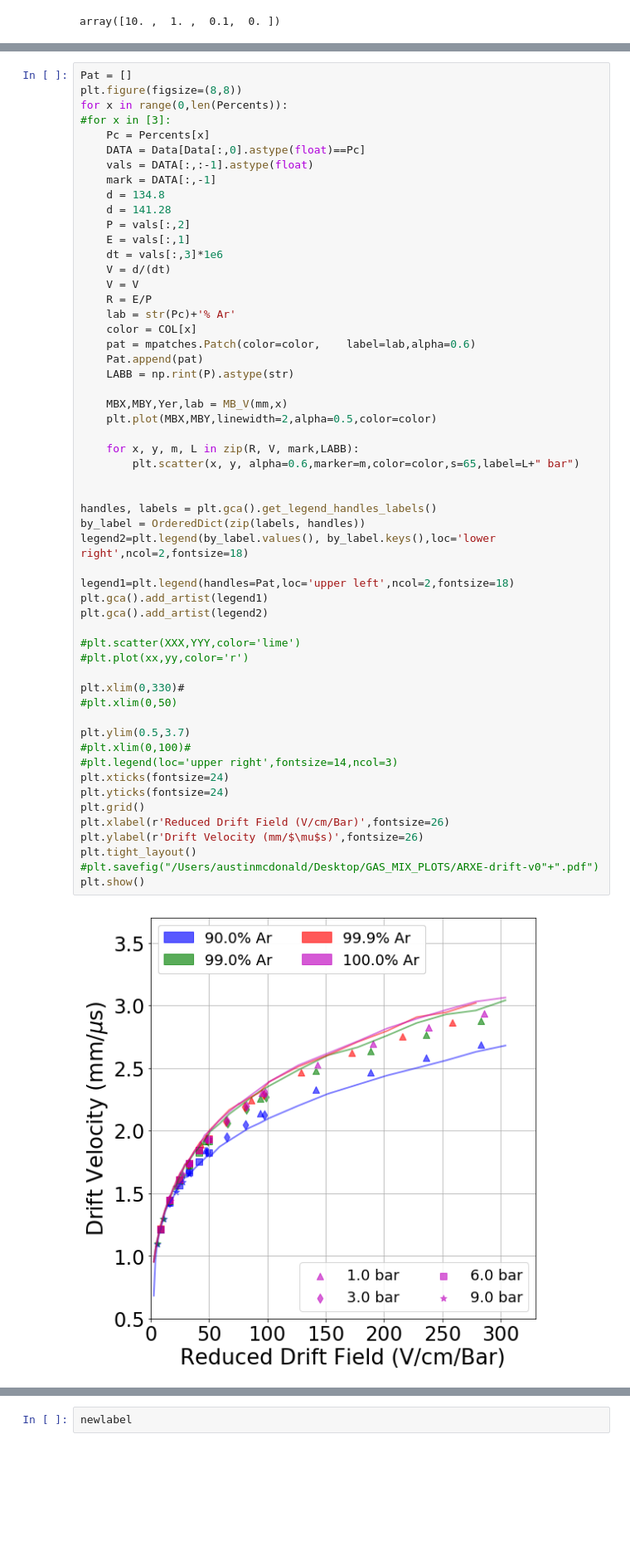
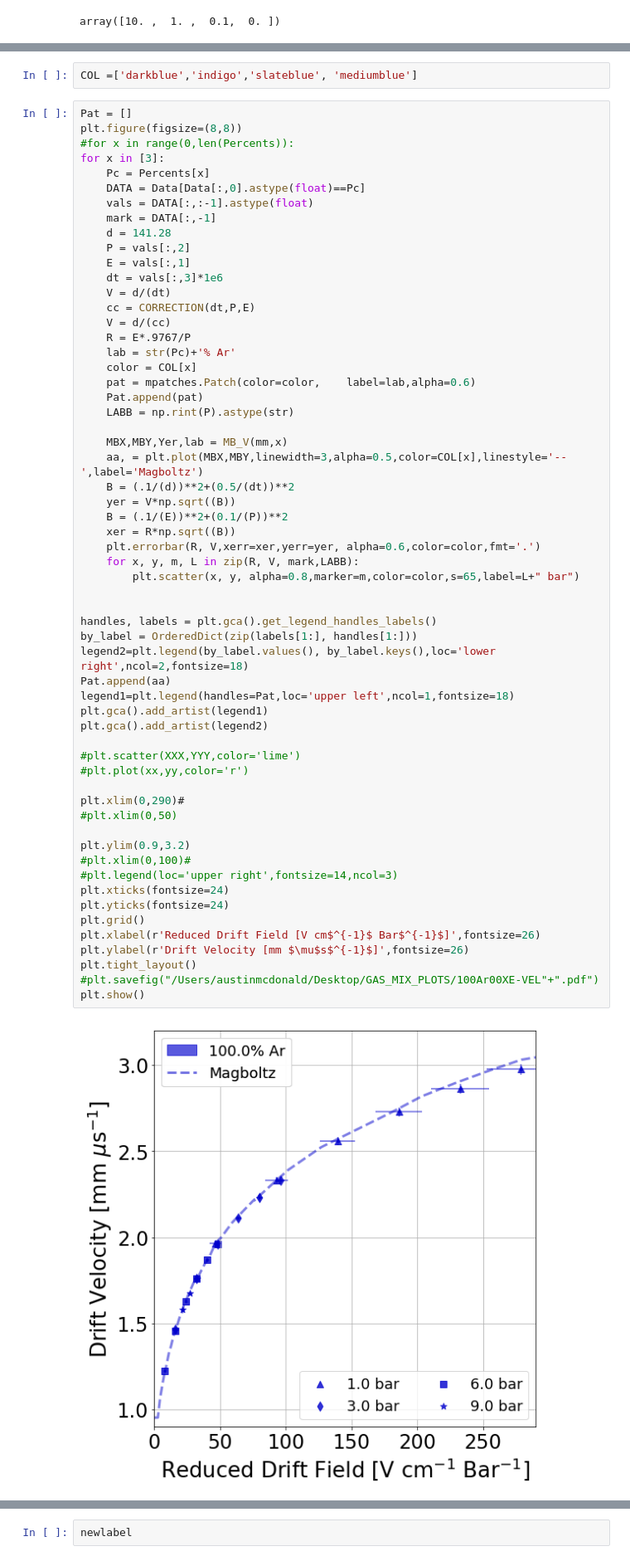
Before and after one commit to AustinMcDonald/Python, a Jupyter notebook: Electron-XeAr/XeAr-V100-analysis.ipynb, the cells around one changed output, grey strips where cells are left out. Shown at 83% size. Drawn from its saved outputs; the diff is of its cells as text; blank space fills up the shorter version.

```diff
--- a/Electron-XeAr/XeAr-V100-analysis.ipynb
+++ b/Electron-XeAr/XeAr-V100-analysis.ipynb
@@ -70,57 +173,63 @@ def MB_V(data,x):
+# %%
+COL =['darkblue','indigo','slateblue', 'mediumblue']
 # %%
 Pat = []
 plt.figure(figsize=(8,8))
-for x in range(0,len(Percents)):
-#for x in [3]:
+#for x in range(0,len(Percents)):
+for x in [3]:
     Pc = Percents[x]
     DATA = Data[Data[:,0].astype(float)==Pc]
     vals = DATA[:,:-1].astype(float)
     mark = DATA[:,-1]
-    d = 134.8
     d = 141.28
     P = vals[:,2]
     E = vals[:,1]
     dt = vals[:,3]*1e6
     V = d/(dt)
-    V = V
-    R = E/P
+    cc = CORRECTION(dt,P,E)
+    V = d/(cc)
+    R = E*.9767/P
     lab = str(Pc)+'% Ar'
     color = COL[x]
     pat = mpatches.Patch(color=color,    label=lab,alpha=0.6)
     Pat.append(pat)
     LABB = np.rint(P).astype(str)
 
     MBX,MBY,Yer,lab = MB_V(mm,x)
-    plt.plot(MBX,MBY,linewidth=2,alpha=0.5,color=color)
-
+    aa, = plt.plot(MBX,MBY,linewidth=3,alpha=0.5,color=COL[x],linestyle='--',label='Magboltz')
+    B = (.1/(d))**2+(0.5/(dt))**2
+    yer = V*np.sqrt((B))
+    B = (.1/(E))**2+(0.1/(P))**2
+    xer = R*np.sqrt((B))
+    plt.errorbar(R, V,xerr=xer,yerr=yer, alpha=0.6,color=color,fmt='.')
     for x, y, m, L in zip(R, V, mark,LABB):
-        plt.scatter(x, y, alpha=0.6,marker=m,color=color,s=65,label=L+" bar")
+        plt.scatter(x, y, alpha=0.8,marker=m,color=color,s=65,label=L+" bar")
 
 
 handles, labels = plt.gca().get_legend_handles_labels()
-by_label = OrderedDict(zip(labels, handles))
+by_label = OrderedDict(zip(labels[1:], handles[1:]))
 legend2=plt.legend(by_label.values(), by_label.keys(),loc='lower right',ncol=2,fontsize=18)
-
-legend1=plt.legend(handles=Pat,loc='upper left',ncol=2,fontsize=18)
+Pat.append(aa)
+legend1=plt.legend(handles=Pat,loc='upper left',ncol=1,fontsize=18)
 plt.gca().add_artist(legend1)
 plt.gca().add_artist(legend2)
 
 #plt.scatter(XXX,YYY,color='lime')
 #plt.plot(xx,yy,color='r')
 
-plt.xlim(0,330)#
+plt.xlim(0,290)#
 #plt.xlim(0,50)
 
-plt.ylim(0.5,3.7)
+plt.ylim(0.9,3.2)
 #plt.xlim(0,100)#
 #plt.legend(loc='upper right',fontsize=14,ncol=3)
 plt.xticks(fontsize=24)
 plt.yticks(fontsize=24)
 plt.grid()
-plt.xlabel(r'Reduced Drift Field (V/cm/Bar)',fontsize=26)
-plt.ylabel(r'Drift Velocity (mm/$\mu$s)',fontsize=26)
+plt.xlabel(r'Reduced Drift Field [V cm$^{-1}$ Bar$^{-1}$]',fontsize=26)
+plt.ylabel(r'Drift Velocity [mm $\mu$s$^{-1}$]',fontsize=26)
 plt.tight_layout()
-#plt.savefig("/Users/austinmcdonald/Desktop/GAS_MIX_PLOTS/ARXE-drift-v0"+".pdf")
+#plt.savefig("/Users/austinmcdonald/Desktop/GAS_MIX_PLOTS/100Ar00XE-VEL"+".pdf")
 plt.show()
 # %% [output]
-[figure, old version]
+[figure, new version]
```
Also changed, not shown: parts of 70 cells of this notebook, 15 other files.
